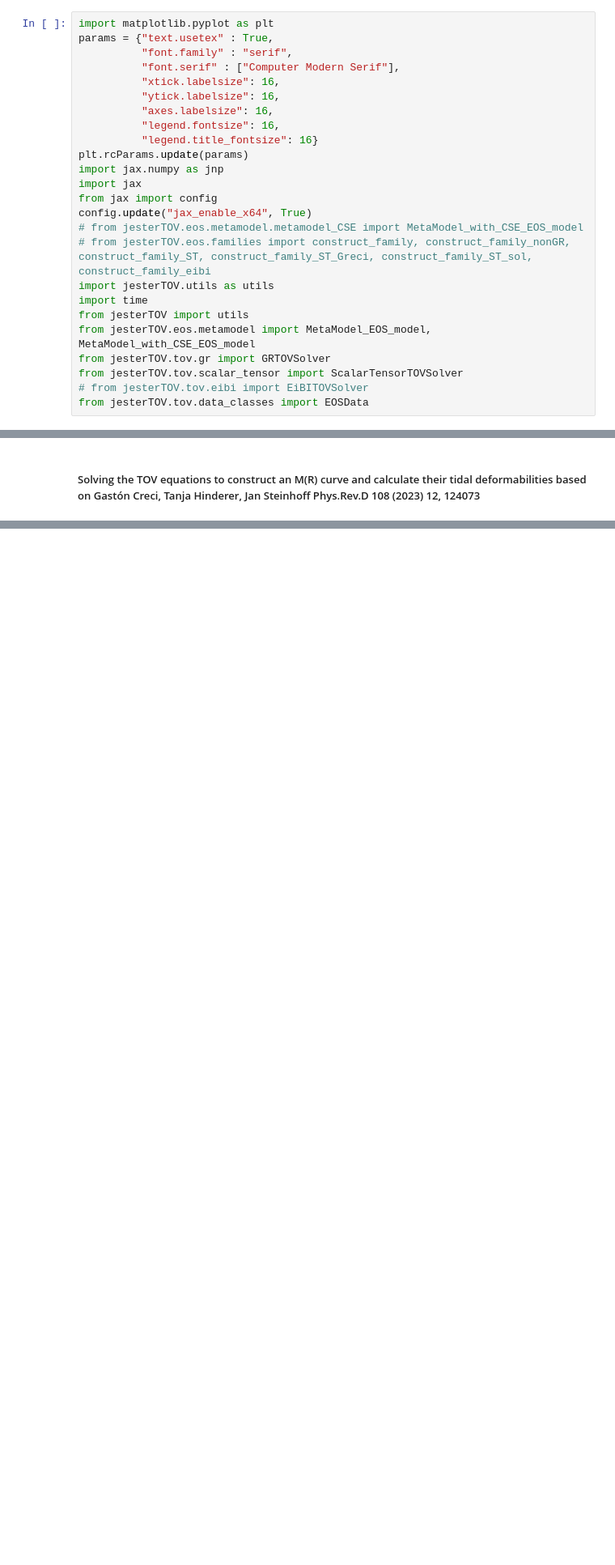
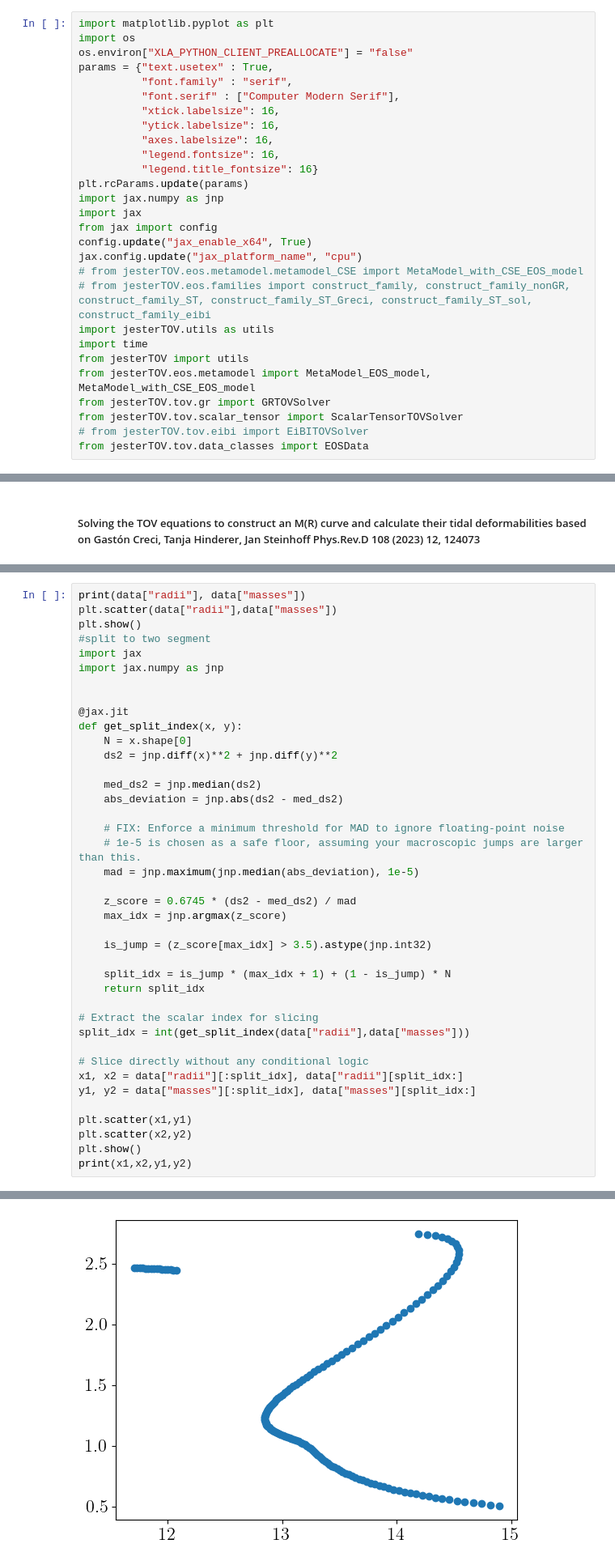
Before and after one commit to nuclear-multimessenger-astronomy/jester, a Jupyter notebook: docs/examples/eos_tov/EoS_beyondGR.ipynb, the cells around one changed output, grey strips where cells are left out. Shown at 81% size. Cells and saved outputs as stored; diff of their text form; blank space fills up the shorter version.

```diff
--- a/docs/examples/eos_tov/EoS_beyondGR.ipynb
+++ b/docs/examples/eos_tov/EoS_beyondGR.ipynb
@@ -4,6 +4,8 @@
 This example notebook shows how to construct the equation of state with the metamodel and speed-of-sound extension scheme parametrization used in the paper, as well as solve the TOV equations beyond GR.
 # %%
 import matplotlib.pyplot as plt
+import os
+os.environ["XLA_PYTHON_CLIENT_PREALLOCATE"] = "false"
 params = {"text.usetex" : True,
           "font.family" : "serif",
           "font.serif" : ["Computer Modern Serif"],
@@ -17,6 +19,7 @@ import jax.numpy as jnp
 import jax
 from jax import config
 config.update("jax_enable_x64", True)
+jax.config.update("jax_platform_name", "cpu")
 # from jesterTOV.eos.metamodel.metamodel_CSE import MetaModel_with_CSE_EOS_model
 # from jesterTOV.eos.families import construct_family, construct_family_nonGR, construct_family_ST, construct_family_ST_Greci, construct_family_ST_sol, construct_family_eibi
 import jesterTOV.utils as utils
@@ -460,0 +805,41 @@ print("Calculation time tests finished.")
+# %%
+print(data["radii"], data["masses"])
+plt.scatter(data["radii"],data["masses"])
+plt.show()
+#split to two segment
+import jax
+import jax.numpy as jnp
+
+
+@jax.jit
+def get_split_index(x, y):
+    N = x.shape[0]
+    ds2 = jnp.diff(x)**2 + jnp.diff(y)**2
+
+    med_ds2 = jnp.median(ds2)
+    abs_deviation = jnp.abs(ds2 - med_ds2)
+
+    # FIX: Enforce a minimum threshold for MAD to ignore floating-point noise
+    # 1e-5 is chosen as a safe floor, assuming your macroscopic jumps are larger than this.
+    mad = jnp.maximum(jnp.median(abs_deviation), 1e-5)
+
+    z_score = 0.6745 * (ds2 - med_ds2) / mad
+    max_idx = jnp.argmax(z_score)
+
+    is_jump = (z_score[max_idx] > 3.5).astype(jnp.int32)
+
+    split_idx = is_jump * (max_idx + 1) + (1 - is_jump) * N
+    return split_idx
+
+# Extract the scalar index for slicing
+split_idx = int(get_split_index(data["radii"],data["masses"]))
+
+# Slice directly without any conditional logic
+x1, x2 = data["radii"][:split_idx], data["radii"][split_idx:]
+y1, y2 = data["masses"][:split_idx], data["masses"][split_idx:]
+
+plt.scatter(x1,y1)
+plt.scatter(x2,y2)
+plt.show()
+print(x1,x2,y1,y2)
+# %% [output]
@@ -460,0 +863 @@ print("Calculation time tests finished.")
+[figure, added]
```
Also changed, not shown: parts of 12 cells of this notebook, 7 other files.
